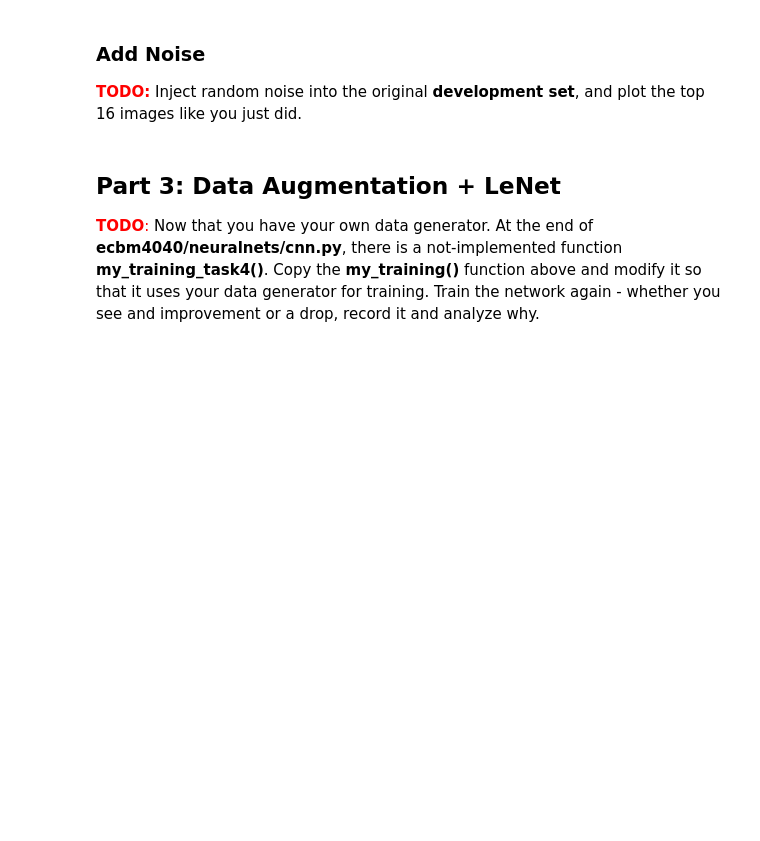
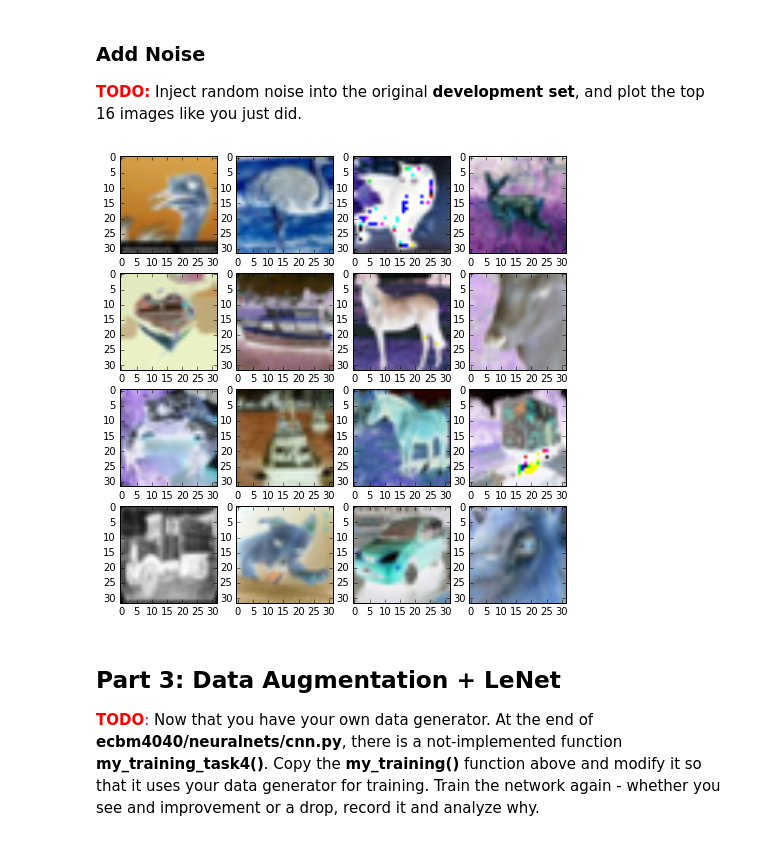
Before and after one commit to saipavan21/F_2017, a Jupyter notebook: nndl/assignment2_nndl/task4-augmentation.ipynb, the cells around one changed output. Saved outputs shown, nothing was run; the diff lists cells and outputs as text; code cells hidden in the pictures; blank space fills up the shorter version.

```diff
--- a/nndl/assignment2_nndl/task4-augmentation.ipynb
+++ b/nndl/assignment2_nndl/task4-augmentation.ipynb
@@ -115,3 +123,10 @@ dev_imagegenerator.show()
+# %%
+# YOUR CODE HERE
+dev_imagegenerator = ImageGenerator(X_dev_reshape, y_dev)
+dev_imagegenerator.add_noise(portion=1, amplitude=1e-5)
+dev_imagegenerator.show()
+# %% [output]
+[figure, added]
 # %% [markdown]
 ## Part 3: Data Augmentation + LeNet
 
```
Also changed, not shown: parts of 8 cells of this notebook, 1 other file.
